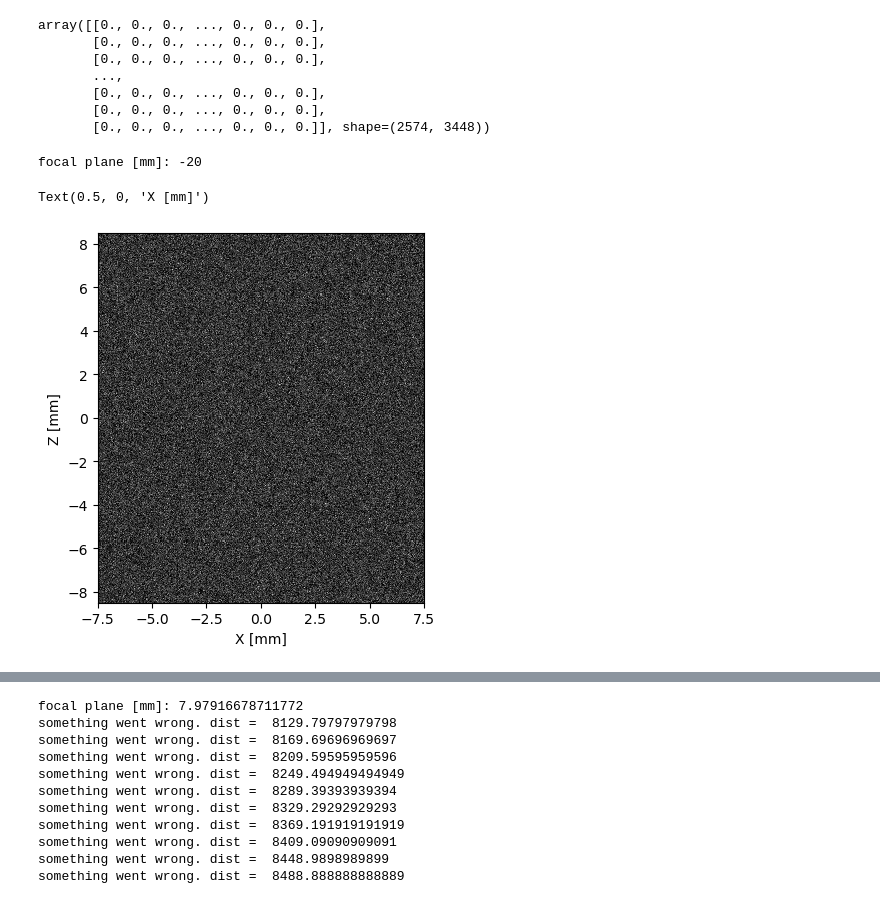
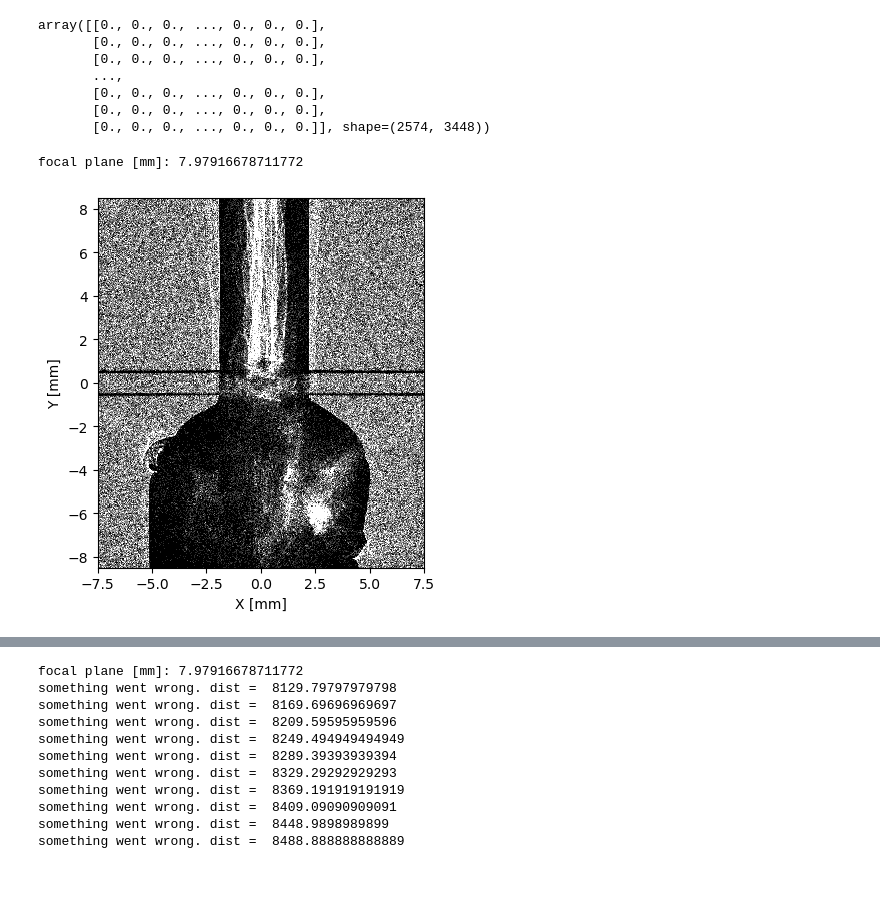
Before and after one commit to alextimoney/LIONZ_MagShockZ, a Jupyter notebook: particle_tracking/shadowgraphy_3d_images.ipynb, the cells around one changed output, grey strips where cells are left out. Saved outputs shown, nothing was run; the diff lists cells and outputs as text; code cells hidden in the pictures.

```diff
--- a/particle_tracking/shadowgraphy_3d_images.ipynb
+++ b/particle_tracking/shadowgraphy_3d_images.ipynb
@@ -16,7 +16,7 @@ import yt.units
 # %%
 # Get data
 
-ray_trace_dir = '/home/timoney/scratch/timoney/MagShockZ/traces/synthetic_trace'
+ray_trace_dir = '/home/timoney/scratch/timoney/MagShockZ/traces/synthetic_trace/ch_raytrace_0019_v2'
 # output_dir = '/home/timoney/scratch/timoney/MagShockZ/images/fp_test'
 
 metadata = {}
@@ -88,15 +88,14 @@ array([[0., 0., 0., ..., 0., 0., 0.],
 # ds.r[('flash','z')]
 # %%
 # define LIONZ optical system
-output_dir = '/home/timoney/scratch/timoney/MagShockZ/images/lens_focal_plane'
+output_dir = '/home/timoney/scratch/timoney/MagShockZ/images/ch'
 focal_plane = (ds.r[('flash','z')][-1]-ds.r[('flash','z')][0])/2*10 # midplane of simulation (multiply by 10 to convert to mm)
 focal_plane = focal_plane.v #take out yt unit
-focal_plane = -20 # manually set focal plane
 
 print("focal plane [mm]:", focal_plane)
 
 
-offset_mm = 0 # offset for focusing
+offset_mm = -100 # offset for focusing
 Lens_FL = 400
 total_dist = 450+3600 # distance from target to first image plane default = 450 + 3600
 if Lens_FL == 400:
@@ -109,48 +108,50 @@ Lens_Rad = .5*75 # radius of lens
 # Lx (int, optional): Detector size in x. Defaults to 18.
 # Ly (float, optional): Detector size in y. Defaults to 13.5.
 
-dist=50
+# dist=1000
 
-sh = rtm.LIONZ_image_sweep(r0 = rf, Lx = 15, Ly = 17, focal_plane = focal_plane+offset_mm, L=Lens_FL, R=Lens_Rad) # must center grid
-# sh = rtm.LIONZ_approx(r0 = rf, Lx = 15, Ly = 17, focal_plane = focal_plane+offset_mm, L=Lens_FL, R=Lens_Rad) # must center grid
-sh.solve(d1=d1,d2=d2, intermed_dist = dist)
+# sh = rtm.LIONZ_image_sweep(r0 = rf, Lx = 15, Ly = 17, focal_plane = focal_plane+offset_mm, L=Lens_FL, R=Lens_Rad) # must center grid
+# sh.solve(d1=d1,d2=d2, intermed_dist = dist)
+
+sh = rtm.LIONZ_approx(r0 = rf, Lx = 15, Ly = 17, focal_plane = focal_plane+offset_mm, L=Lens_FL, R=Lens_Rad) # must center grid
+sh.solve(d1=d1,d2=d2)
+
 sh.histogram(bin_scale = 7)
 # plot
 fig, axs = plt.subplots()
 cm='gray'
 #clim=[0,15]
 
 vmin=np.percentile(sh.H, 5)
-vmax=np.percentile(sh.H,90)
+vmax=np.percentile(sh.H,90) #default is 90
+# print(vmax)
 
-clim=(0,vmax*3) # trial and error
+clim=(0,vmax*1) # trial and error
 sh.plot(axs, cmap=cm, clim=clim)
 
 # add in time step
 time_ns = ds.current_time.in_units('ns').v
 # axs.text(0.05, 0.95, f't = {time_ns:.0f} ns',
 #          transform=axs.transAxes,
 #          color='white',
 #          fontsize=12,
 #          fontweight='bold',
 #          verticalalignment='top',
 #          bbox=dict(facecolor='black', alpha=0.5, edgecolor='none')) # Adds a readable background box
 
 #offset_mm = 0
 #sh_focused = rtm.LIONZ_approx(r0 = rf, Lx = 15, Ly = 17, focal_plane = 0, L=Lens_FL, R=Lens_Rad)
 #sh_focused.solve(d1=d1,d2=d2)
 #sh_focused.histogram(bin_scale = 7)
-plt.ylabel('Z [mm]')
+plt.ylabel('Y [mm]')
 plt.xlabel('X [mm]')
 # plt.ylim(-4.5, 4.5)
 # plt.xlim(-6.25, 6.25)
 # plt.show()
-# plt.savefig(f'{output_dir}/lens_{dist:.2f}.png', bbox_inches='tight')
-# plt.savefig(f'{output_dir}/lens_front_fp.png', bbox_inches='tight')
+plt.savefig(f'{output_dir}/v2.png', bbox_inches='tight')
 # plt.close()
 # plt.savefig(f'{output_dir}/sh_3d_t={time_ns:.0f}_fp={np.round(focal_plane+offset_mm,2)}.png', bbox_inches='tight')
 # plt.savefig(f'{output_dir}/sh_t_{time_ns:.0f}ns_fp_{np.round(focal_plane+offset_mm,2)}.png', bbox_inches='tight')
 # %% [output]
-focal plane [mm]: -20
+focal plane [mm]: 7.97916678711772
-Text(0.5, 0, 'X [mm]')
-[figure, old version]
+[figure, new version]
```
Also changed, not shown: parts of 4 cells of this notebook, 6 other files.
